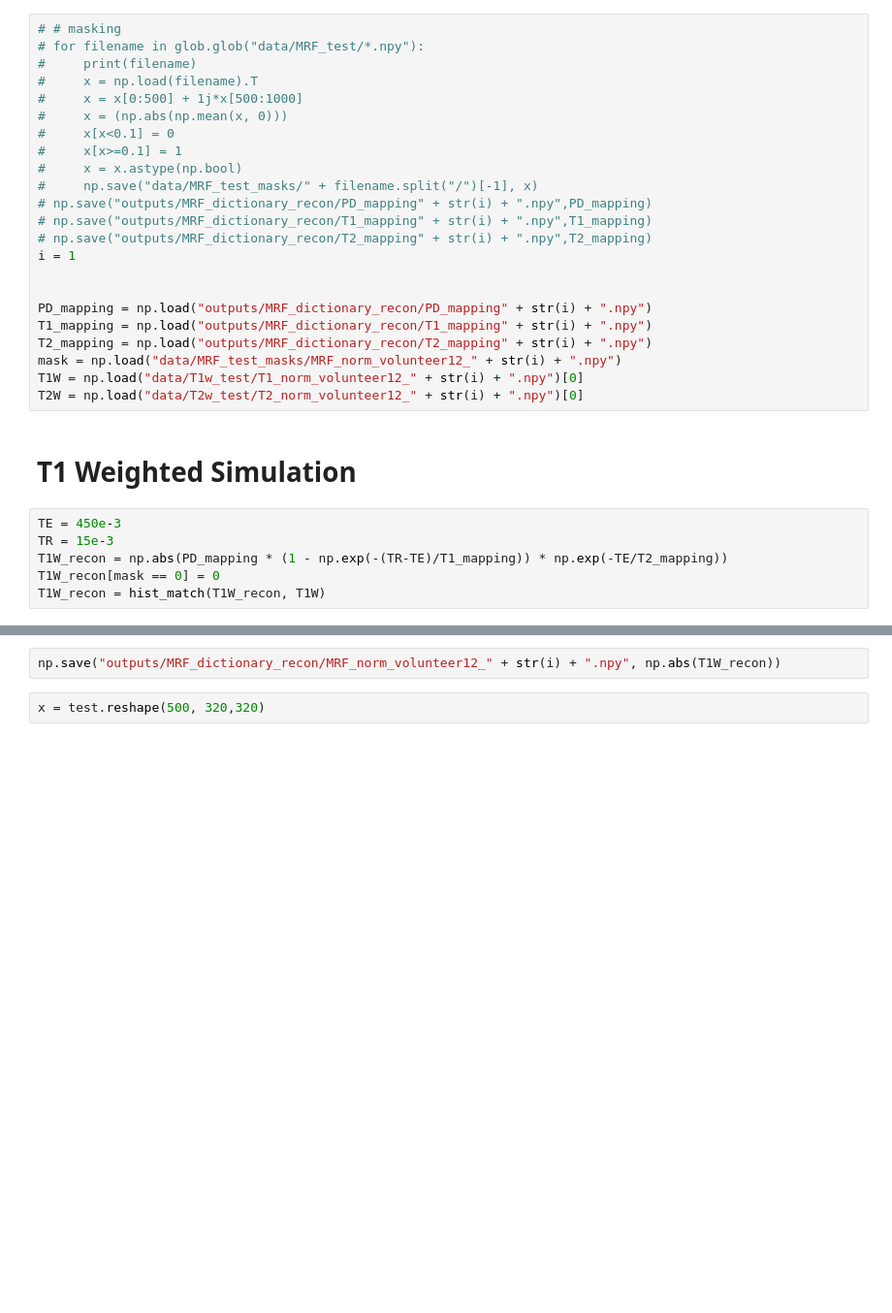
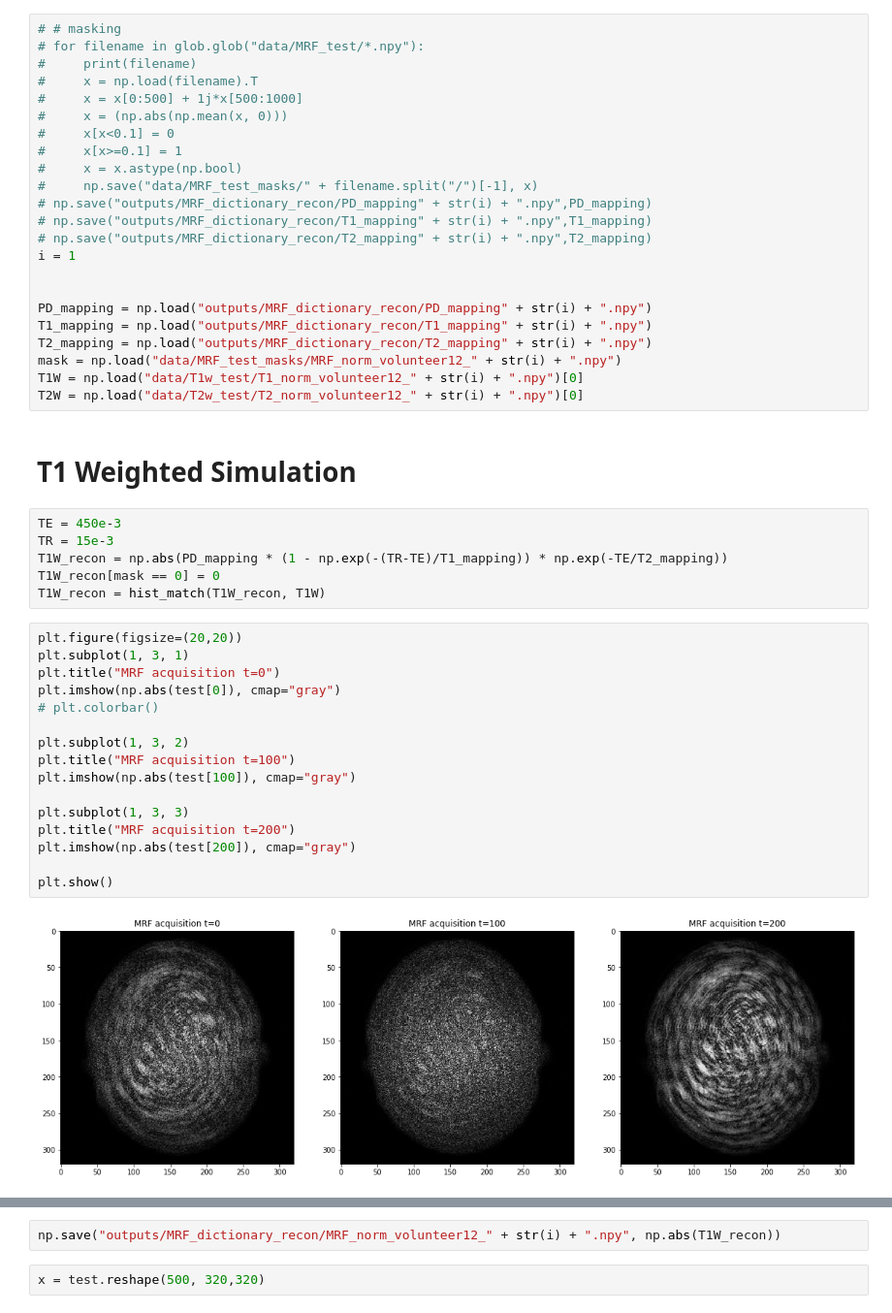
Before and after one commit to Ilya-Muromets/AutoMRF, a Jupyter notebook: MRF_Reconstruction.ipynb, the cells around one changed output, grey strips where cells are left out. Shown at 97% size. Cells and saved outputs as stored; diff of their text form; blank space fills up the shorter version.

```diff
--- a/MRF_Reconstruction.ipynb
+++ b/MRF_Reconstruction.ipynb
@@ -118,6 +123,24 @@ TR = 15e-3
 T1W_recon = np.abs(PD_mapping * (1 - np.exp(-(TR-TE)/T1_mapping)) * np.exp(-TE/T2_mapping))
 T1W_recon[mask == 0] = 0
 T1W_recon = hist_match(T1W_recon, T1W)
+# %%
+plt.figure(figsize=(20,20))
+plt.subplot(1, 3, 1)
+plt.title("MRF acquisition t=0")
+plt.imshow(np.abs(test[0]), cmap="gray")
+# plt.colorbar()
+
+plt.subplot(1, 3, 2)
+plt.title("MRF acquisition t=100")
+plt.imshow(np.abs(test[100]), cmap="gray")
+
+plt.subplot(1, 3, 3)
+plt.title("MRF acquisition t=200")
+plt.imshow(np.abs(test[200]), cmap="gray")
+
+plt.show()
+# %% [output]
+[figure, added]
 # %%
 plt.figure(figsize=(20,20))
 plt.subplot(1, 2, 1)
```
Also changed, not shown: parts of 4 cells of this notebook, 4 other files.
